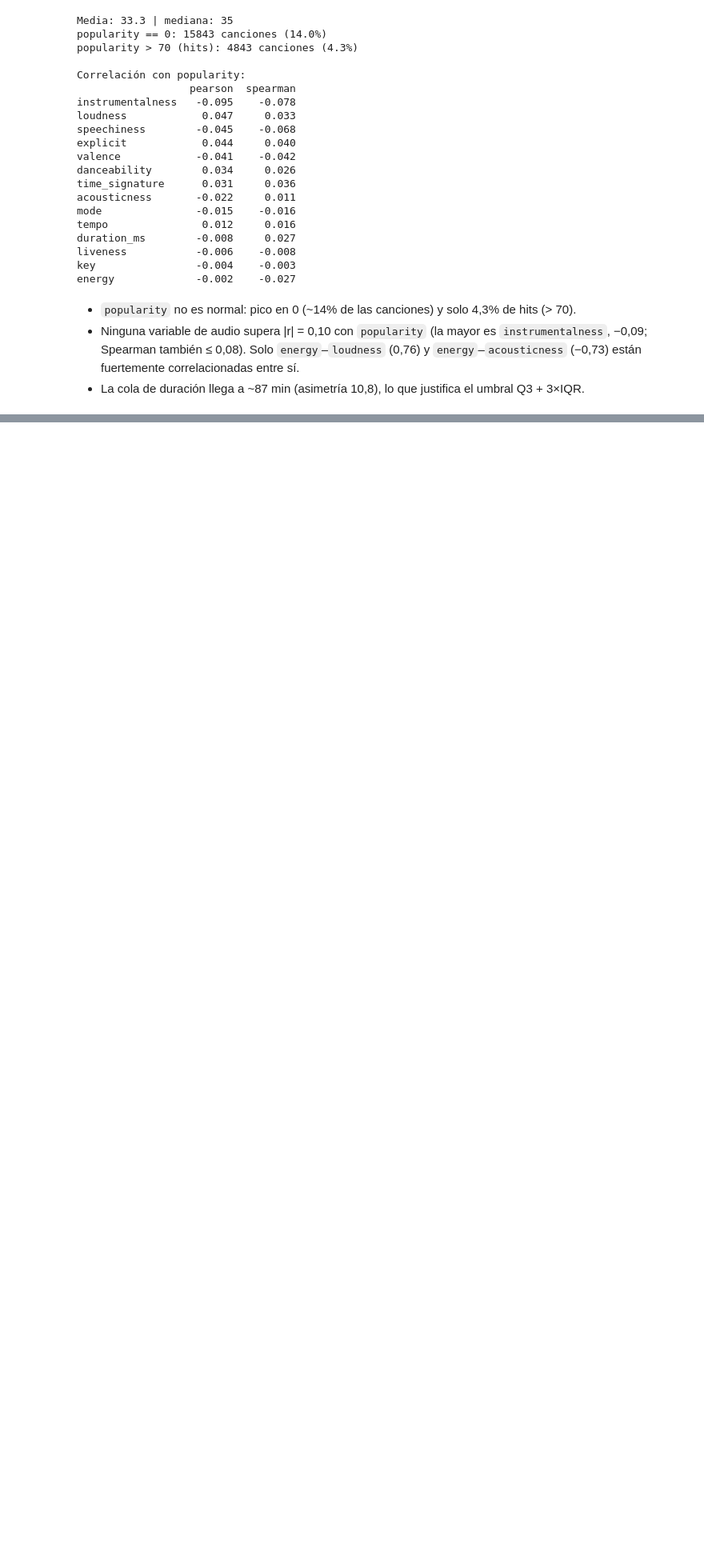
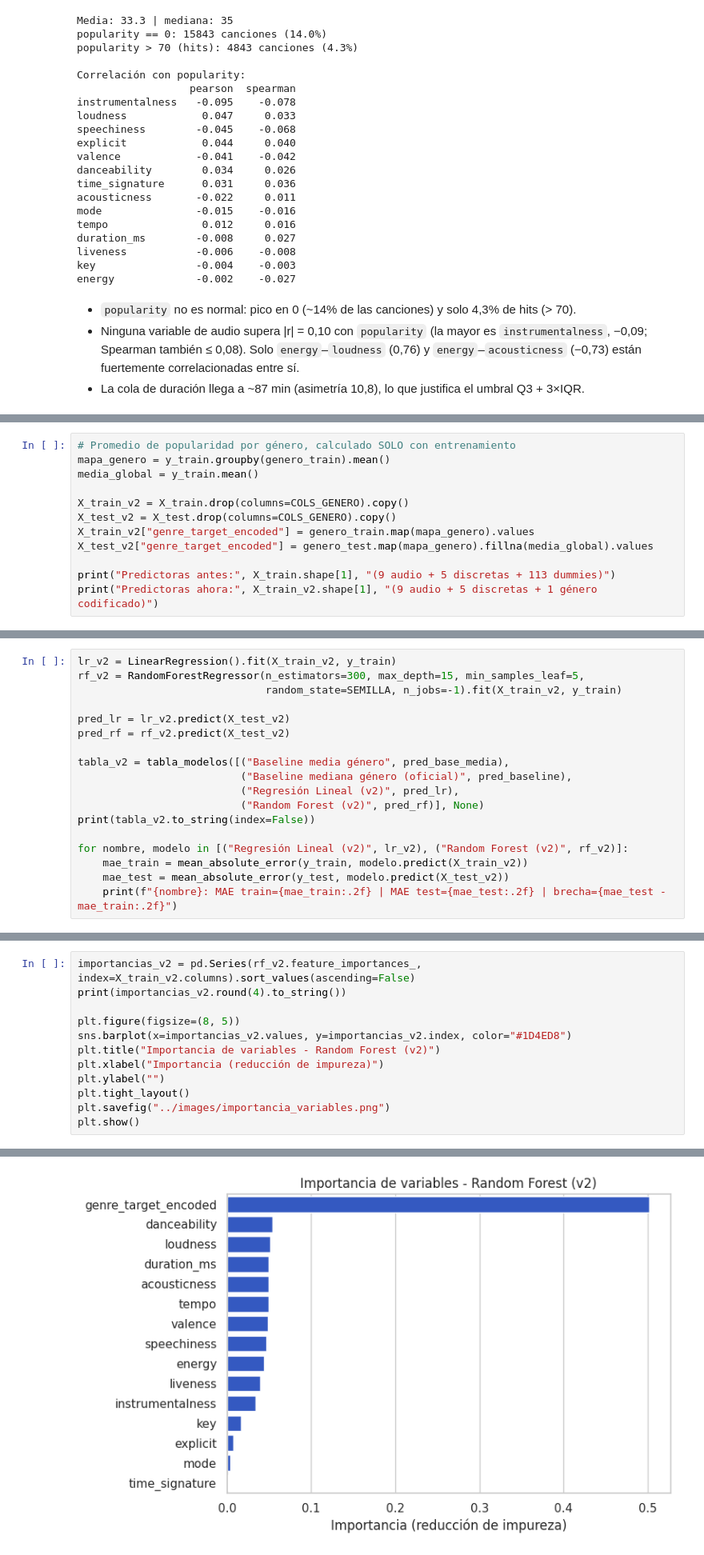
Before and after one commit to Martinedu21/ProyectoSpotifyML, a Jupyter notebook: notebooks/Spotify_Notebook.ipynb, the cells around one changed output, grey strips where cells are left out. Shown at 80% size. Drawn from its saved outputs; the diff is of its cells as text; blank space fills up the shorter version.

```diff
--- a/notebooks/Spotify_Notebook.ipynb
+++ b/notebooks/Spotify_Notebook.ipynb
@@ -628,0 +619,12 @@ dtype: float64
+# %%
+# Promedio de popularidad por género, calculado SOLO con entrenamiento
+mapa_genero = y_train.groupby(genero_train).mean()
+media_global = y_train.mean()
+
+X_train_v2 = X_train.drop(columns=COLS_GENERO).copy()
+X_test_v2 = X_test.drop(columns=COLS_GENERO).copy()
+X_train_v2["genre_target_encoded"] = genero_train.map(mapa_genero).values
+X_test_v2["genre_target_encoded"] = genero_test.map(mapa_genero).fillna(media_global).values
+
+print("Predictoras antes:", X_train.shape[1], "(9 audio + 5 discretas + 113 dummies)")
+print("Predictoras ahora:", X_train_v2.shape[1], "(9 audio + 5 discretas + 1 género codificado)")
@@ -628,0 +634,18 @@ dtype: float64
+# %%
+lr_v2 = LinearRegression().fit(X_train_v2, y_train)
+rf_v2 = RandomForestRegressor(n_estimators=300, max_depth=15, min_samples_leaf=5,
+                              random_state=SEMILLA, n_jobs=-1).fit(X_train_v2, y_train)
+
+pred_lr = lr_v2.predict(X_test_v2)
+pred_rf = rf_v2.predict(X_test_v2)
+
+tabla_v2 = tabla_modelos([("Baseline media género", pred_base_media),
+                          ("Baseline mediana género (oficial)", pred_baseline),
+                          ("Regresión Lineal (v2)", pred_lr),
+                          ("Random Forest (v2)", pred_rf)], None)
+print(tabla_v2.to_string(index=False))
+
+for nombre, modelo in [("Regresión Lineal (v2)", lr_v2), ("Random Forest (v2)", rf_v2)]:
+    mae_train = mean_absolute_error(y_train, modelo.predict(X_train_v2))
+    mae_test = mean_absolute_error(y_test, modelo.predict(X_test_v2))
+    print(f"{nombre}: MAE train={mae_train:.2f} | MAE test={mae_test:.2f} | brecha={mae_test - mae_train:.2f}")
@@ -628,0 +685,13 @@ dtype: float64
+# %%
+importancias_v2 = pd.Series(rf_v2.feature_importances_, index=X_train_v2.columns).sort_values(ascending=False)
+print(importancias_v2.round(4).to_string())
+
+plt.figure(figsize=(8, 5))
+sns.barplot(x=importancias_v2.values, y=importancias_v2.index, color="#1D4ED8")
+plt.title("Importancia de variables - Random Forest (v2)")
+plt.xlabel("Importancia (reducción de impureza)")
+plt.ylabel("")
+plt.tight_layout()
+plt.savefig("../images/importancia_variables.png")
+plt.show()
+# %% [output]
@@ -628,0 +713 @@ dtype: float64
+[figure, added]
```
Also changed, not shown: parts of 73 cells of this notebook.
